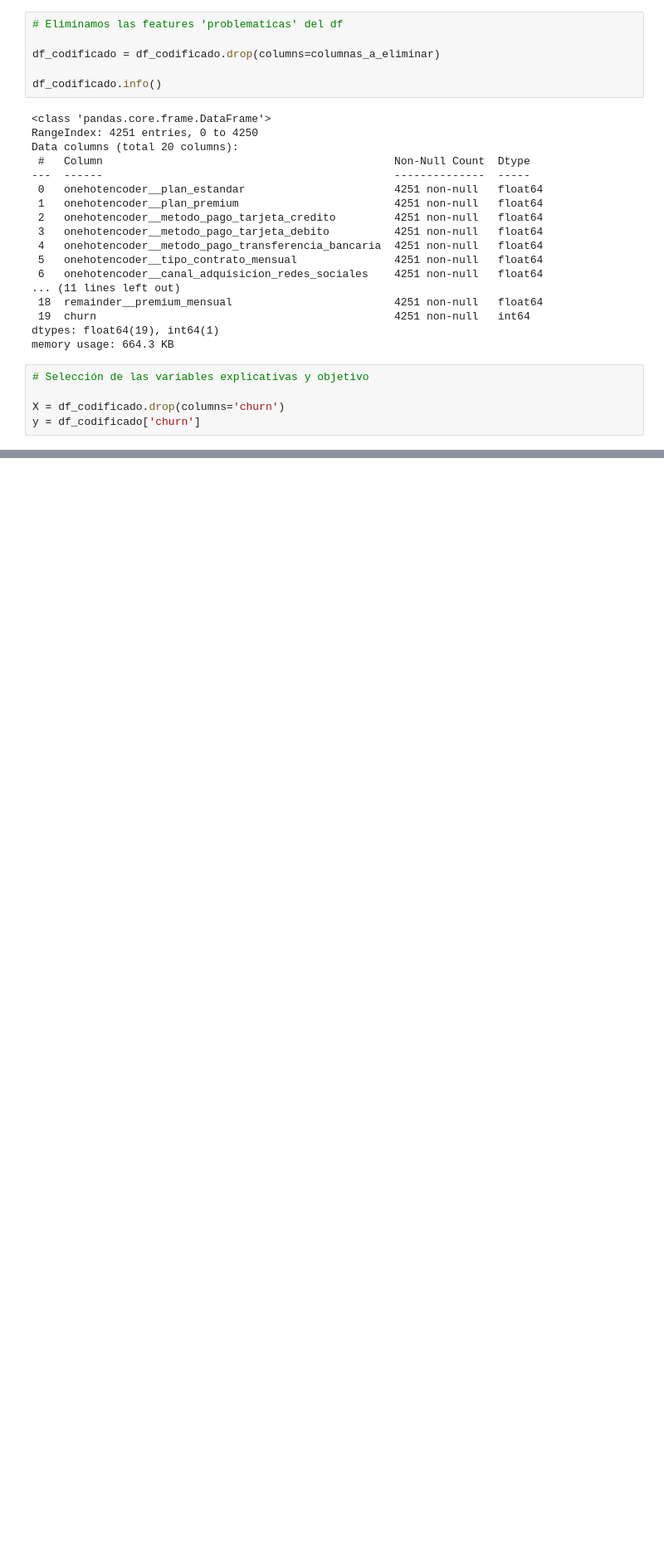
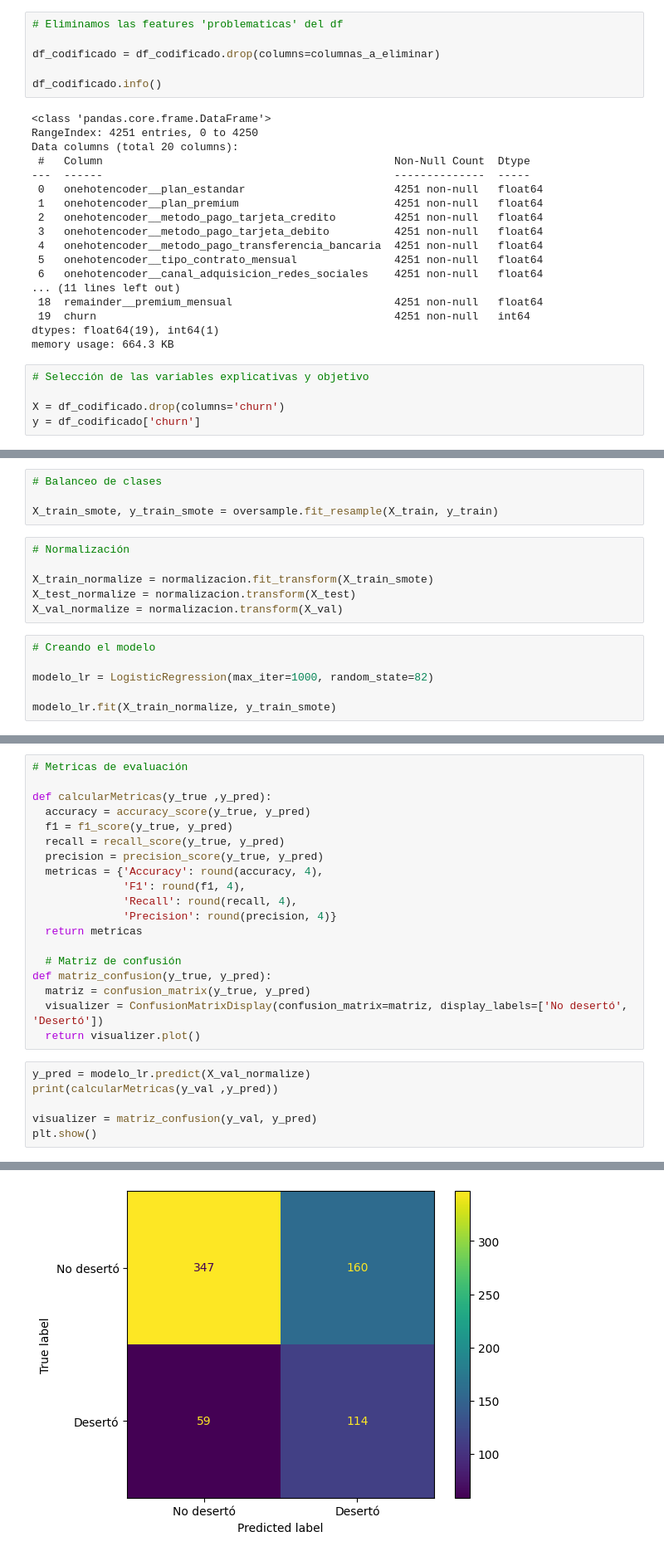
Before and after one commit to GuilleLondero/churn_insight_hackathon, a Jupyter notebook: data_science/notebooks/optimizacion_modelos.ipynb, the cells around one changed output, grey strips where cells are left out. Shown at 83% size. Drawn from its saved outputs; the diff is of its cells as text; blank space fills up the shorter version.

Commit message:
Creación del modelo inicial + Analisis de metricas

```diff
--- a/data_science/notebooks/optimizacion_modelos.ipynb
+++ b/data_science/notebooks/optimizacion_modelos.ipynb
@@ -274,0 +286,16 @@ y = df_codificado['churn']
+# %%
+# Balanceo de clases
+
+X_train_smote, y_train_smote = oversample.fit_resample(X_train, y_train)
+# %%
+# Normalización
+
+X_train_normalize = normalizacion.fit_transform(X_train_smote)
+X_test_normalize = normalizacion.transform(X_test)
+X_val_normalize = normalizacion.transform(X_val)
+# %%
+# Creando el modelo
+
+modelo_lr = LogisticRegression(max_iter=1000, random_state=82)
+
+modelo_lr.fit(X_train_normalize, y_train_smote)
@@ -274,0 +324,26 @@ y = df_codificado['churn']
+# %%
+# Metricas de evaluación
+
+def calcularMetricas(y_true ,y_pred):
+  accuracy = accuracy_score(y_true, y_pred)
+  f1 = f1_score(y_true, y_pred)
+  recall = recall_score(y_true, y_pred)
+  precision = precision_score(y_true, y_pred)
+  metricas = {'Accuracy': round(accuracy, 4),
+              'F1': round(f1, 4),
+              'Recall': round(recall, 4),
+              'Precision': round(precision, 4)}
+  return metricas
+
+  # Matriz de confusión
+def matriz_confusion(y_true, y_pred):
+  matriz = confusion_matrix(y_true, y_pred)
+  visualizer = ConfusionMatrixDisplay(confusion_matrix=matriz, display_labels=['No desertó', 'Desertó'])
+  return visualizer.plot()
+# %%
+y_pred = modelo_lr.predict(X_val_normalize)
+print(calcularMetricas(y_val ,y_pred))
+
+visualizer = matriz_confusion(y_val, y_pred)
+plt.show()
+# %% [output]
@@ -274,0 +351 @@ y = df_codificado['churn']
+[figure, added]
```
Also changed, not shown: parts of 8 cells of this notebook.
